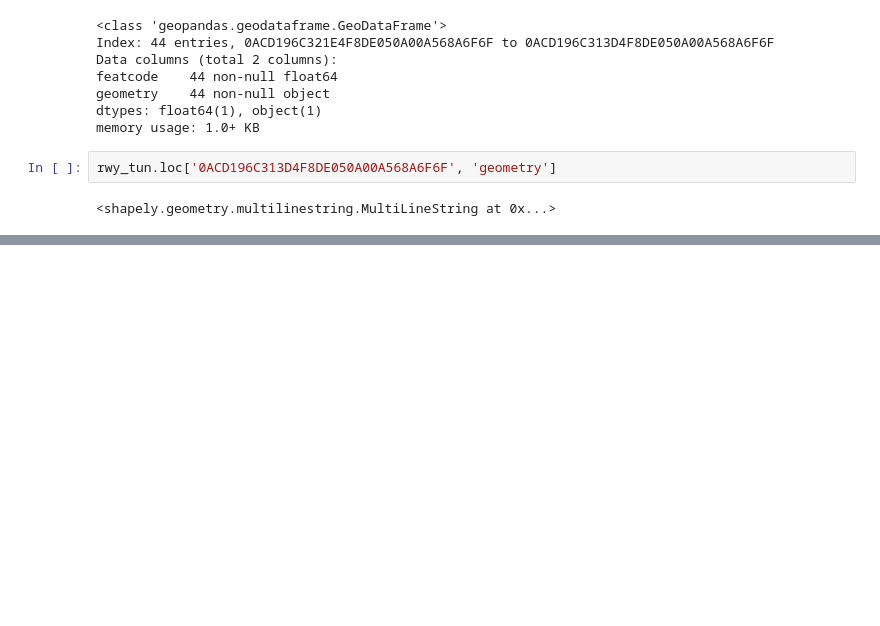
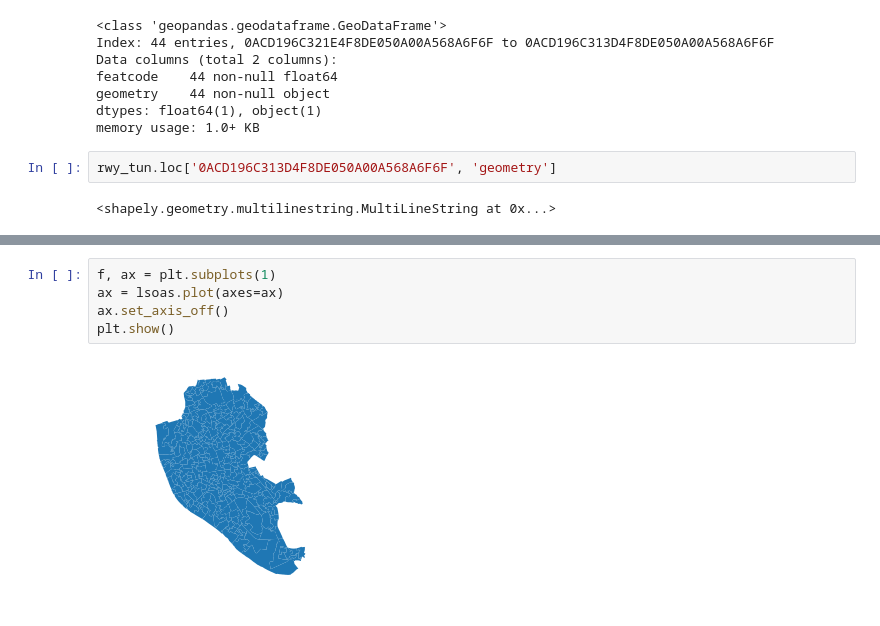
Before and after one commit to nleond/notebooks, a Jupyter notebook: gallery_jupyter/Untitled.ipynb, the cells around one changed output, grey strips where cells are left out. Saved outputs shown, nothing was run; the diff lists cells and outputs as text; blank space fills up the shorter version.

```diff
--- a/gallery_jupyter/Untitled.ipynb
+++ b/gallery_jupyter/Untitled.ipynb
@@ -54,0 +85,7 @@ rwy_tun.loc['0ACD196C313D4F8DE050A00A568A6F6F', 'geometry']
+# %%
+f, ax = plt.subplots(1)
+ax = lsoas.plot(axes=ax)
+ax.set_axis_off()
+plt.show()
+# %% [output]
+[figure, added]
```
Also changed, not shown: parts of 8 cells of this notebook.
